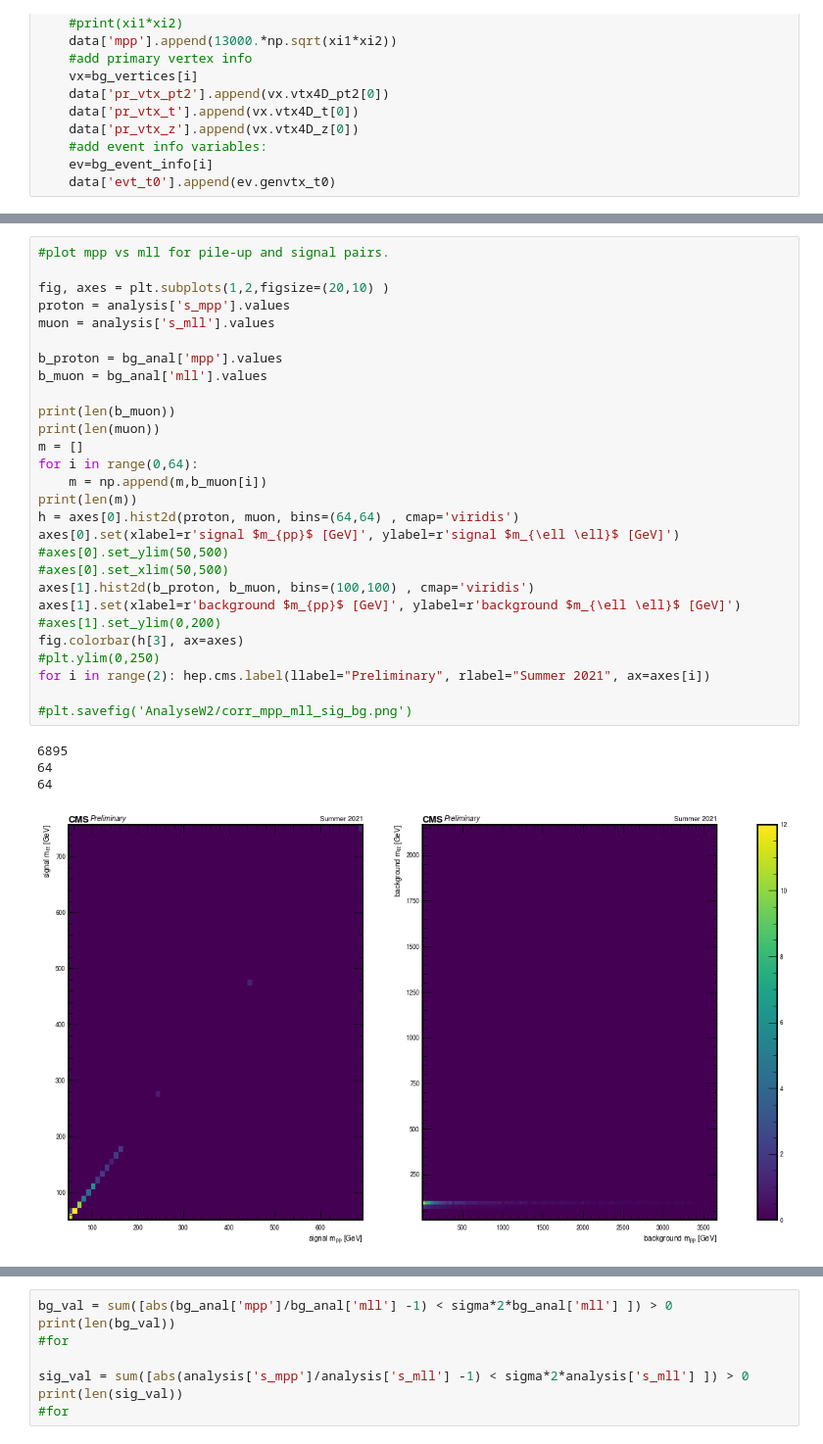
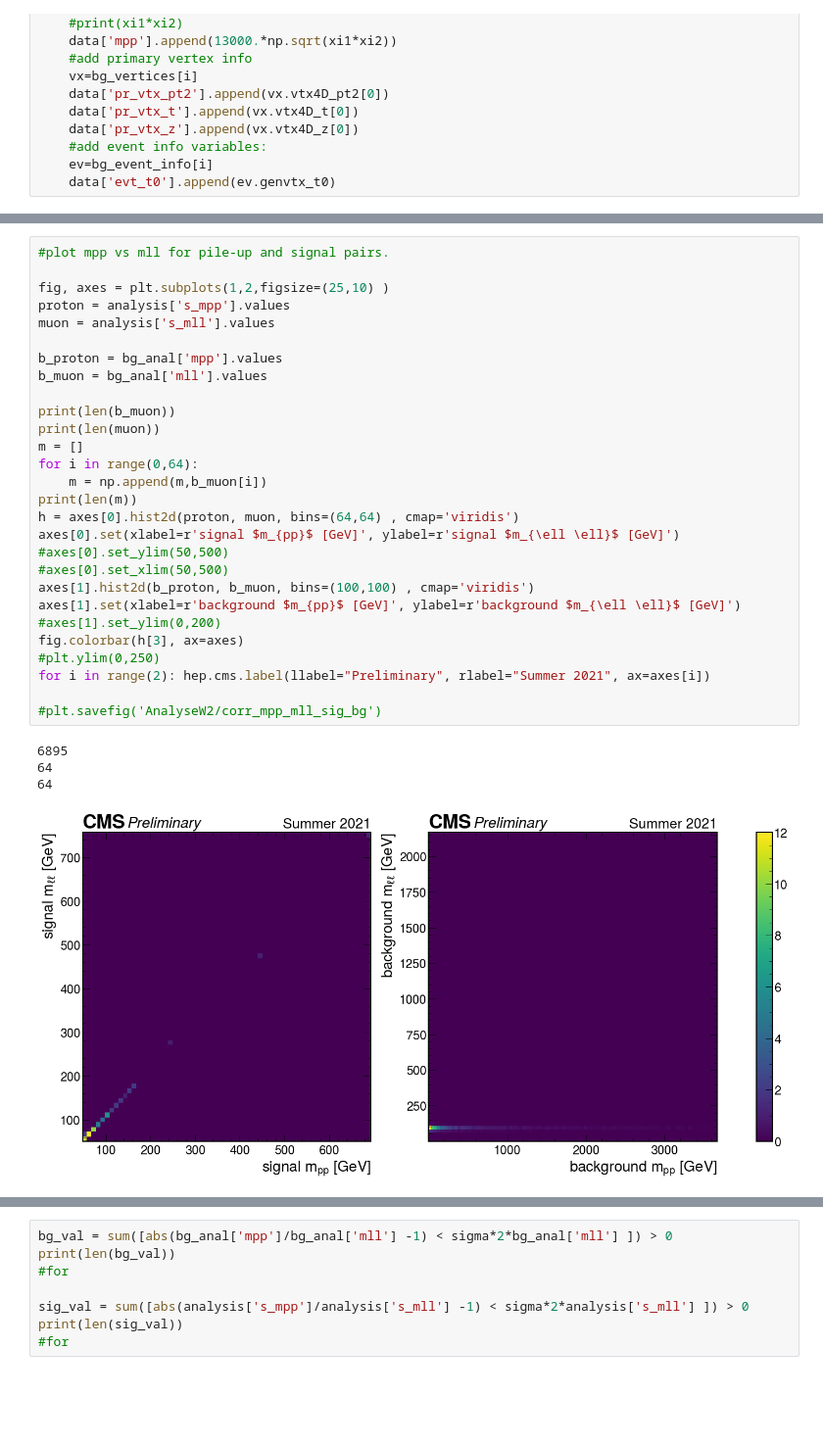
Before and after one commit to jloemker/SWAN, a Jupyter notebook: Analysis_Bg_Sig.ipynb, the cells around one changed output, grey strips where cells are left out. Shown at 98% size. Saved outputs shown, nothing was run; the diff lists cells and outputs as text; blank space fills up the shorter version.

```diff
--- a/Analysis_Bg_Sig.ipynb
+++ b/Analysis_Bg_Sig.ipynb
@@ -401,33 +400,33 @@ Name: mpp, Length: 6895, dtype: float64
 # %%
 #plot mpp vs mll for pile-up and signal pairs.
 
-fig, axes = plt.subplots(1,2,figsize=(20,10) )
+fig, axes = plt.subplots(1,2,figsize=(25,10) )
 proton = analysis['s_mpp'].values
 muon = analysis['s_mll'].values
 
 b_proton = bg_anal['mpp'].values
 b_muon = bg_anal['mll'].values
 
 print(len(b_muon))
 print(len(muon))
 m = []
 for i in range(0,64):
     m = np.append(m,b_muon[i])
 print(len(m))
 h = axes[0].hist2d(proton, muon, bins=(64,64) , cmap='viridis')
 axes[0].set(xlabel=r'signal $m_{pp}$ [GeV]', ylabel=r'signal $m_{\ell \ell}$ [GeV]')
 #axes[0].set_ylim(50,500)
 #axes[0].set_xlim(50,500)
 axes[1].hist2d(b_proton, b_muon, bins=(100,100) , cmap='viridis')
 axes[1].set(xlabel=r'background $m_{pp}$ [GeV]', ylabel=r'background $m_{\ell \ell}$ [GeV]')
 #axes[1].set_ylim(0,200)
 fig.colorbar(h[3], ax=axes)
 #plt.ylim(0,250)
 for i in range(2): hep.cms.label(llabel="Preliminary", rlabel="Summer 2021", ax=axes[i])
 
-#plt.savefig('AnalyseW2/corr_mpp_mll_sig_bg.png')
+#plt.savefig('AnalyseW2/corr_mpp_mll_sig_bg')
 # %% [output]
 6895
 64
 64
-[figure, old version]
+[figure, new version]
```
Also changed, not shown: parts of 6 cells of this notebook, 2 other files.
